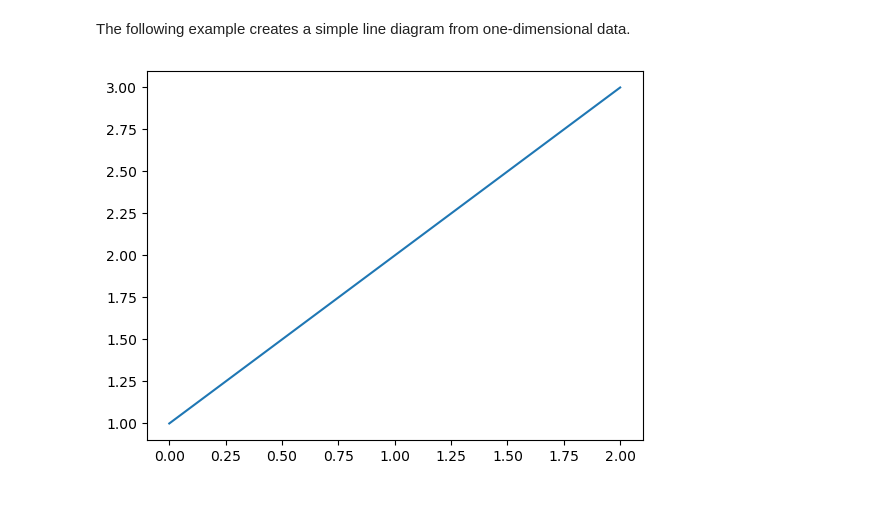
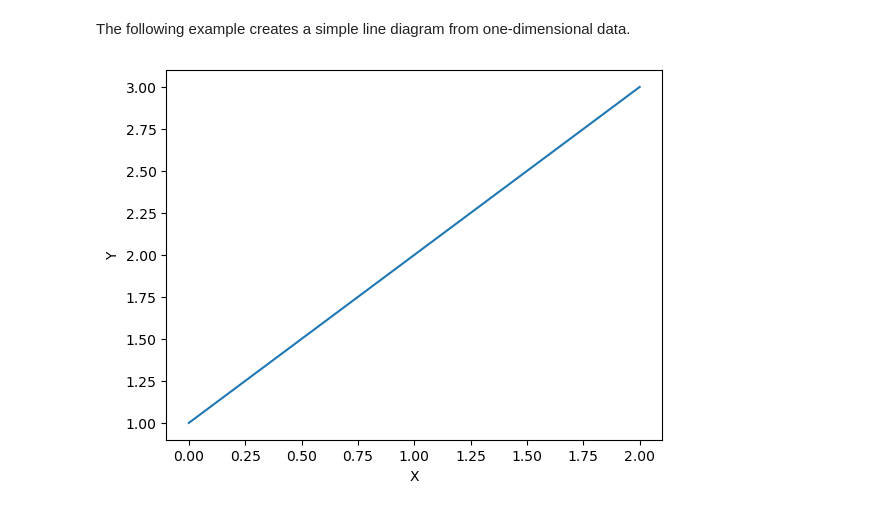
Before and after one commit to JonatanBadillo/Data-Science-with-Python, a Jupyter notebook: 1.3. Quick Python Course.ipynb, the cells around one changed output. Cells and saved outputs as stored; diff of their text form; code cells hidden in the pictures.

```diff
--- a/1.3. Quick Python Course.ipynb
+++ b/1.3. Quick Python Course.ipynb
@@ -287,10 +291,12 @@ The following example creates a simple line diagram from one-dimensional data.
 # %%
 # Create a vector and plot a line graph with its values.
 import matplotlib.pyplot as plt
 import numpy as np
 
 myarray = np.array([1,2,3])
 plt.plot(myarray)
+plt.xlabel("X")
+plt.ylabel("Y")
 plt.show()
 # %% [output]
-[figure, old version]
+[figure, new version]
```
Also changed, not shown: parts of 6 cells of this notebook.
